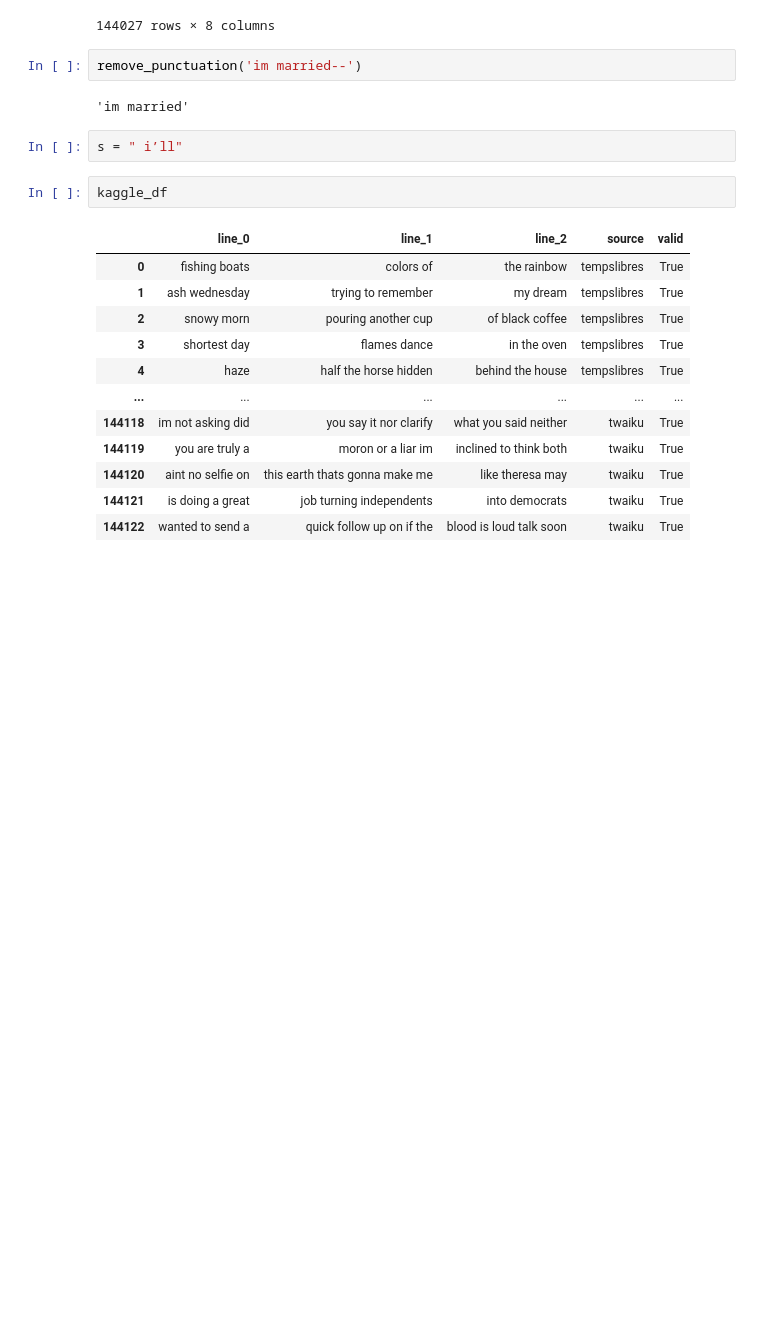
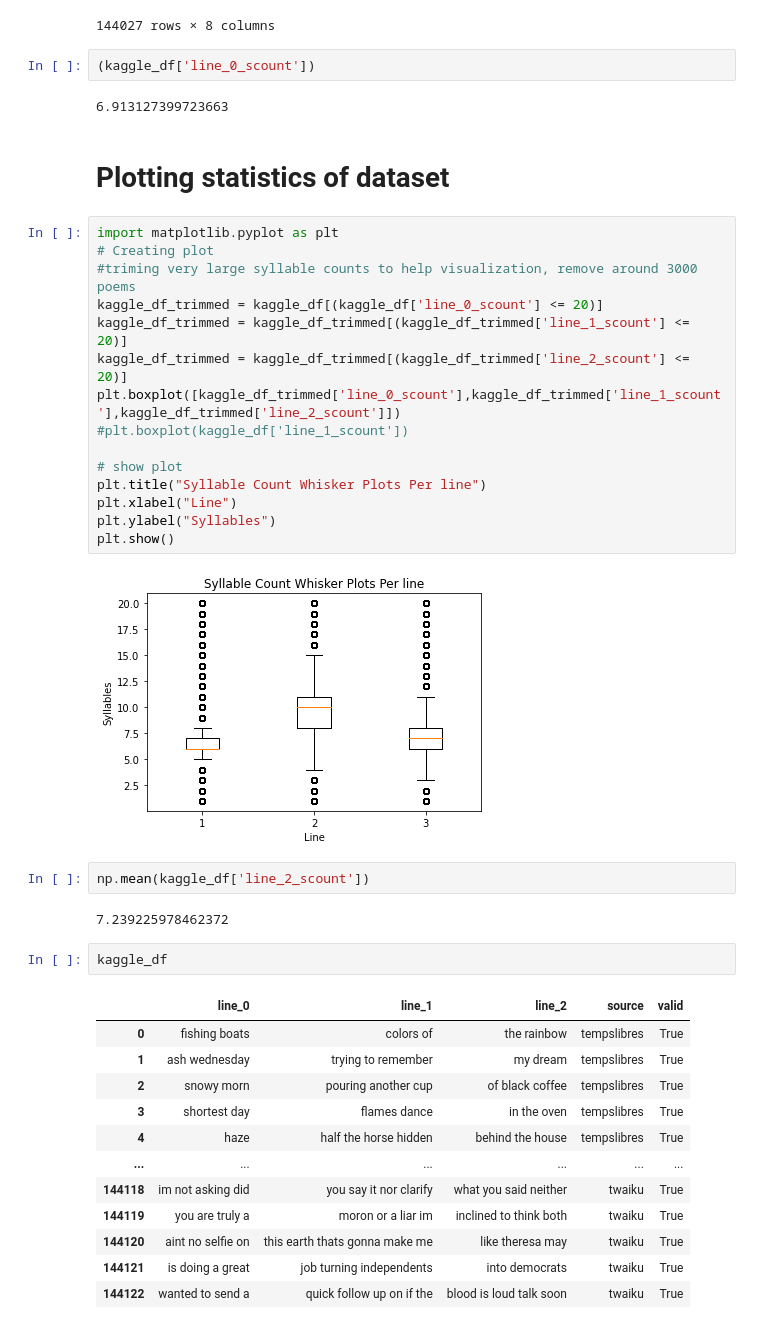
Before and after one commit to alex-preau/nlg-project, a Jupyter notebook: data_processing.ipynb, the cells around one changed output. Drawn from its saved outputs; the diff is of its cells as text; blank space fills up the shorter version.

```diff
--- a/data_processing.ipynb
+++ b/data_processing.ipynb
@@ -233,12 +236,33 @@ kaggle_df
 | 144121 | is doing a great | job turning independents | into democrats | twaiku | True | 5 | 8 | 5 |
 | 144122 | wanted to send a | quick follow up on if the | blood is loud talk soon | twaiku | True | 6 | 9 | 8 |
 144027 rows × 8 columns
+# %%
+(kaggle_df['line_0_scount'])
+# %% [output]
+6.913127399723663
+# %% [markdown]
+# Plotting statistics of dataset
 # %%
-remove_punctuation('im married--')
+import matplotlib.pyplot as plt
+# Creating plot
+#triming very large syllable counts to help visualization, remove around 3000 poems
+kaggle_df_trimmed = kaggle_df[(kaggle_df['line_0_scount'] <= 20)]
+kaggle_df_trimmed = kaggle_df_trimmed[(kaggle_df_trimmed['line_1_scount'] <= 20)]
+kaggle_df_trimmed = kaggle_df_trimmed[(kaggle_df_trimmed['line_2_scount'] <= 20)]
+plt.boxplot([kaggle_df_trimmed['line_0_scount'],kaggle_df_trimmed['line_1_scount'],kaggle_df_trimmed['line_2_scount']])
+#plt.boxplot(kaggle_df['line_1_scount'])
+
+# show plot
+plt.title("Syllable Count Whisker Plots Per line")
+plt.xlabel("Line")
+plt.ylabel("Syllables")
+plt.show()
 # %% [output]
-'im married'
+[figure, added]
 # %%
-s = " i’ll"
+np.mean(kaggle_df['line_2_scount'])
+# %% [output]
+7.239225978462372
 # %%
 kaggle_df
 # %% [output]
```
Also changed, not shown: parts of 13 cells of this notebook, 3 other files.
